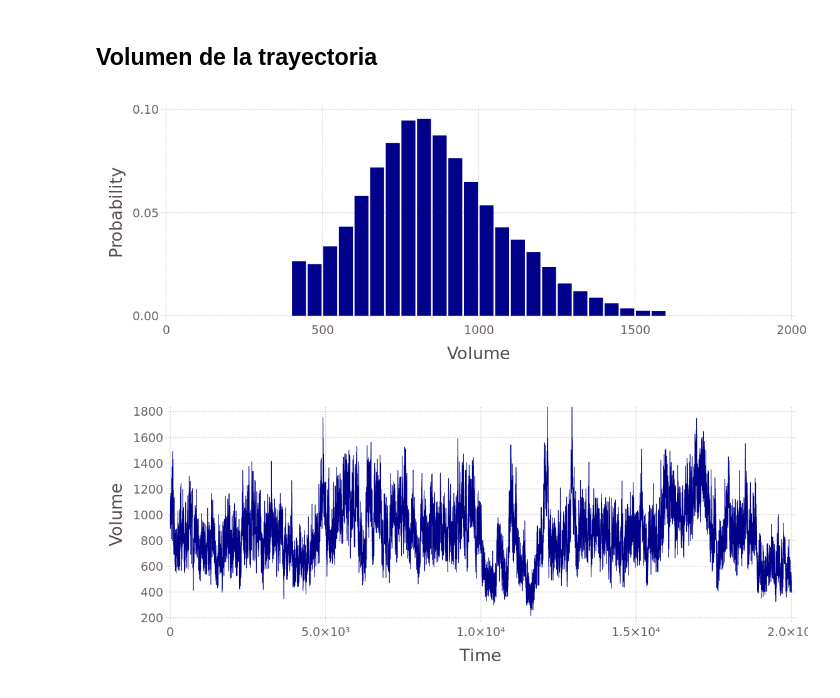
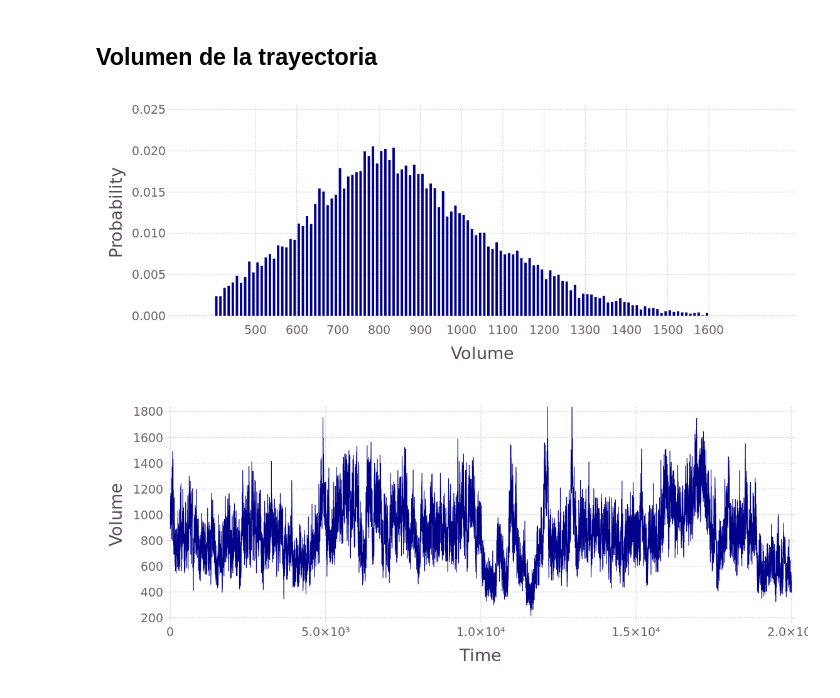
Before and after one commit to pgbarletta/reold_lbp, a Jupyter notebook: src/vgv_4uet.ipynb, the cells around one changed output. Saved outputs shown, nothing was run; the diff lists cells and outputs as text; code cells hidden in the pictures.

```diff
--- a/src/vgv_4uet.ipynb
+++ b/src/vgv_4uet.ipynb
@@ -35,7 +35,7 @@ function tognm(vtor_anm)
     return vtor_gnm
 end
 
-function WeightedHist(in_vec, in_bins, in_weight, density = false)
+function WeightedHist(in_vec, in_bins, in_weight, density = false, include_bounds = true)
     # Safety check
     if length(in_vec) != length(in_weight)
         error("Each element of the input vector needs one weight")
@@ -46,20 +46,28 @@ function WeightedHist(in_vec, in_bins, in_weight, density = false)
     out_counts = Array{Float64}(length(in_bins)-1)
 
     # Get weighted histogram
-    for i=1:length(in_bins)-1
-        if i == 1
-            # Include those that fall before the beggining of the bins
-            temp_bool = (in_vec .>= in_bins[i]) .& (in_vec .< in_bins[i+1]) .| (in_vec .<= in_bins[i])
-            out_counts[i] = sum(in_weight[temp_bool])
-        elseif i == length(in_bins)-1
-            # Include those that fall after the end of the bins
-            temp_bool = (in_vec .>= in_bins[i]) .& (in_vec .< in_bins[i+1]) .| (in_vec .>= in_bins[end])
-            out_counts[i] = sum(in_weight[temp_bool])
-        else
+    if include_bounds
+        for i=1:length(in_bins)-1
+            if i == 1
+                # Include those that fall before the beggining of the bins
+                temp_bool = (in_vec .>= in_bins[i]) .& (in_vec .< in_bins[i+1]) .| (in_vec .<= in_bins[i])
+                out_counts[i] = sum(in_weight[temp_bool])
+            elseif i == length(in_bins)-1
+                # Include those that fall after the end of the bins
+                temp_bool = (in_vec .>= in_bins[i]) .& (in_vec .< in_bins[i+1]) .| (in_vec .>= in_bins[end])
+                out_counts[i] = sum(in_weight[temp_bool])
+            else
+                temp_bool = (in_vec .>= in_bins[i]) .& (in_vec .< in_bins[i+1])
+                out_counts[i] = sum(in_weight[temp_bool])
+            end
+        end
+    else
+        for i=1:length(in_bins)-1
             temp_bool = (in_vec .>= in_bins[i]) .& (in_vec .< in_bins[i+1])
             out_counts[i] = sum(in_weight[temp_bool])
         end
     end
+
 
     # Get bins middle points
     out_middle = (in_bins[1:end-1] + in_bins[2:end]) / 2
@@ -409,23 +417,24 @@ pdf_cart_gdte = plot(layer_temp_2, layer_temp_1,
 trj_vol = convert(Array{Float64, 1}, readdlm(joinpath(home, pdb, "cavidad", string("vol_trj_", pdb)))[:, 3]);
 df_trj_vol = DataFrame(Volume = trj_vol, Time = collect(1:length(trj_vol)));
 
-bin_vol = collect(400:50:1600)
+bin_vol = collect(400:10:1600)
 wgh_vol = fill(1.0, length(trj_vol))
 
 # Histograma ponderado
-Whis_vol_4uet, Wbins_vol_4uet = WeightedHist(trj_vol, bin_vol, wgh_vol, true);
+Whis_vol_4uet, Wbins_vol_4uet = WeightedHist(trj_vol, bin_vol, wgh_vol, true, false);
 df_Whis_vol_4uet = DataFrame(Probability = Whis_vol_4uet, Volume = Wbins_vol_4uet);
 # %%
 pdf_Whis_vol = plot(df_Whis_vol_4uet, x = "Volume", y = "Probability", Geom.bar,
     #Guide.title("Cut"),
-    #Coord.cartesian(xmin = 300, xmax = 1800, ymax = 0.002),
+    Coord.cartesian(xmin = 300, xmax = 1800, ymax = 0.025),
     #Guide.xlabel("Frecuency (cm<sup>-1</sup>)"), Guide.xticks(ticks=collect(0:50:775)),
     #Guide.ylabel("δV * Probability", orientation=:vertical),
+    Guide.xticks(ticks = collect(500:100:1600)),
 
     Theme(bar_spacing=2pt, grid_line_width=1pt, Theme(default_color=colorant"DarkBlue"),
         minor_label_font_size = 14pt, major_label_font_size = 20pt, key_title_font_size = 20pt))
 # %% [output]
-[figure, old version]
+[figure, new version]
 # %%
 pdf_trj_vol = plot(df_trj_vol, x = "Time", y = "Volume", Geom.line,
     #Guide.title("Cut"),
```
Also changed, not shown: parts of 1 cell of this notebook, 1 other file.
